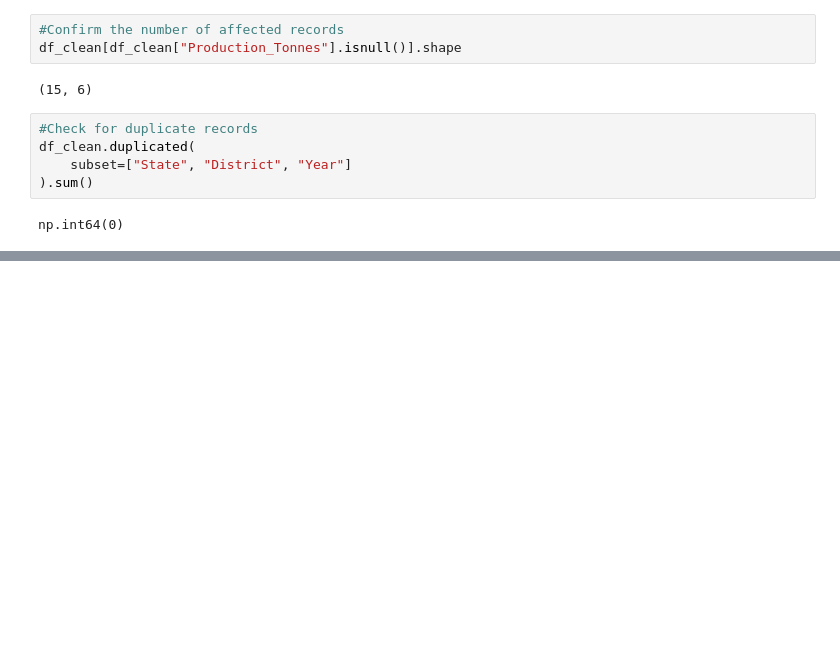
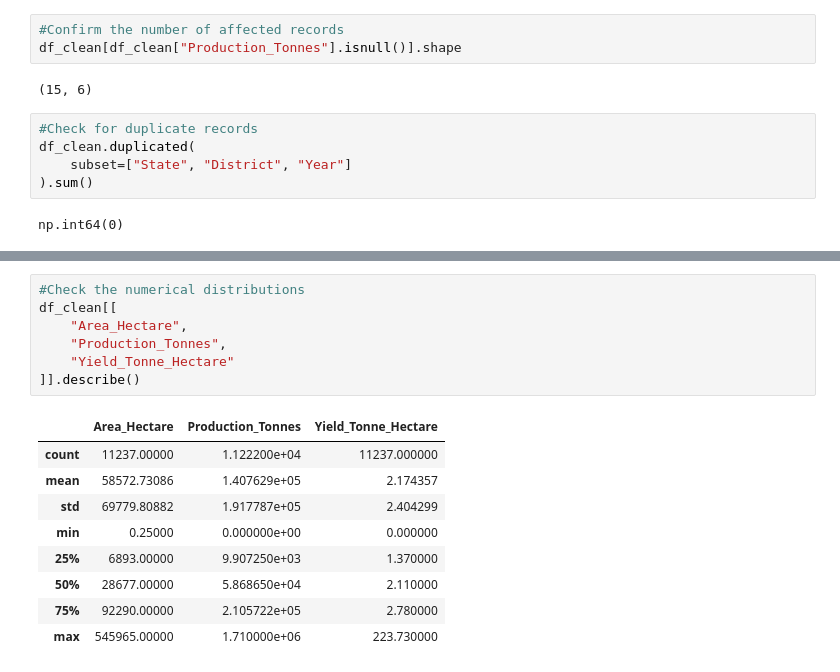
Before and after one commit to mkosh725/AgriRain-ML, a Jupyter notebook: notebooks/02_agriculture_data_inspection.ipynb, the cells around one changed output, grey strips where cells are left out. Drawn from its saved outputs; the diff is of its cells as text; blank space fills up the shorter version.

```diff
--- a/notebooks/02_agriculture_data_inspection.ipynb
+++ b/notebooks/02_agriculture_data_inspection.ipynb
@@ -154,0 +218,17 @@ np.int64(0)
+# %%
+#Check the numerical distributions
+df_clean[[
+    "Area_Hectare",
+    "Production_Tonnes",
+    "Yield_Tonne_Hectare"
+]].describe()
+# %% [output]
+|  | Area_Hectare | Production_Tonnes | Yield_Tonne_Hectare |
+| count | 11237.00000 | 1.122200e+04 | 11237.000000 |
+| mean | 58572.73086 | 1.407629e+05 | 2.174357 |
+| std | 69779.80882 | 1.917787e+05 | 2.404299 |
+| min | 0.25000 | 0.000000e+00 | 0.000000 |
+| 25% | 6893.00000 | 9.907250e+03 | 1.370000 |
+| 50% | 28677.00000 | 5.868650e+04 | 2.110000 |
+| 75% | 92290.00000 | 2.105722e+05 | 2.780000 |
+| max | 545965.00000 | 1.710000e+06 | 223.730000 |
```
Also changed, not shown: parts of 9 cells of this notebook.
